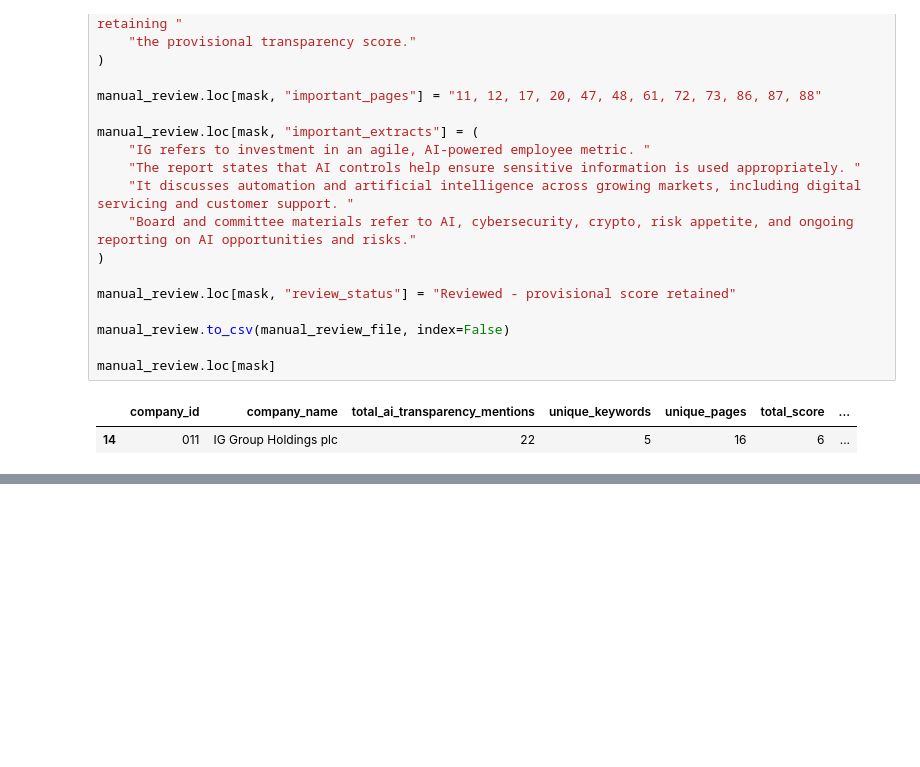
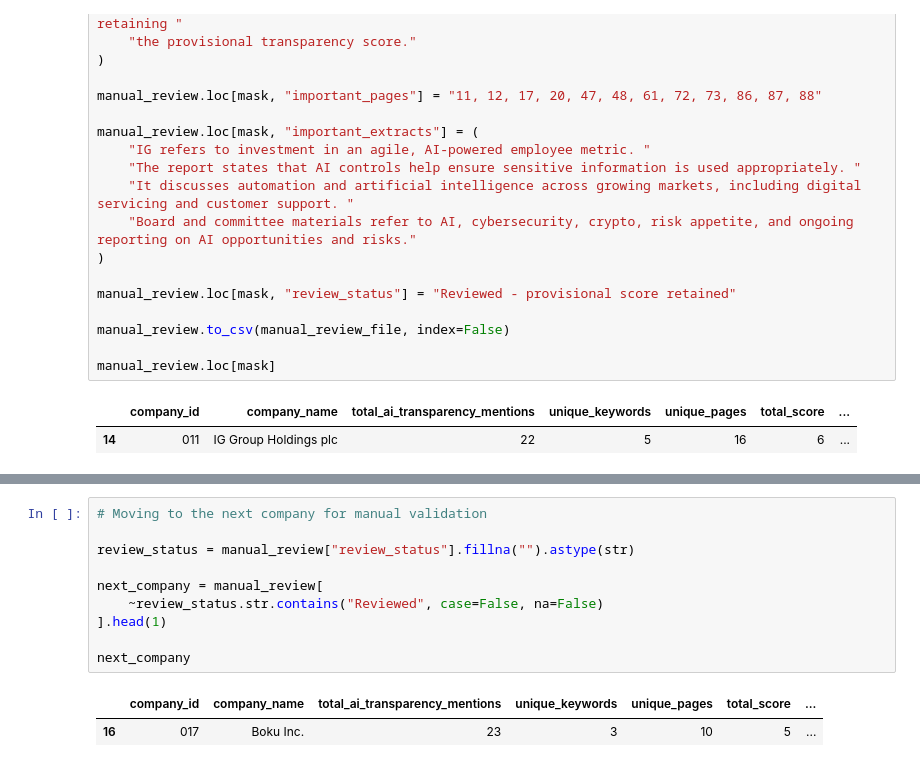
Before and after one commit to Nomso-1/ai-transparency-uk-firms, a Jupyter notebook: notebooks/04_manual_validation.ipynb, the cells around one changed output, grey strips where cells are left out. Drawn from its saved outputs; the diff is of its cells as text; blank space fills up the shorter version.

```diff
--- a/notebooks/04_manual_validation.ipynb
+++ b/notebooks/04_manual_validation.ipynb
@@ -2121,0 +2253,13 @@ manual_review.loc[mask]
+# %%
+# Moving to the next company for manual validation
+
+review_status = manual_review["review_status"].fillna("").astype(str)
+
+next_company = manual_review[
+    ~review_status.str.contains("Reviewed", case=False, na=False)
+].head(1)
+
+next_company
+# %% [output]
+|  | company_id | company_name | total_ai_transparency_mentions | unique_keywords | unique_pages | total_score | ... |
+| 16 | 017 | Boku Inc. | 23 | 3 | 10 | 5 | ... |
```
Also changed, not shown: parts of 17 cells of this notebook, 1 other file.
